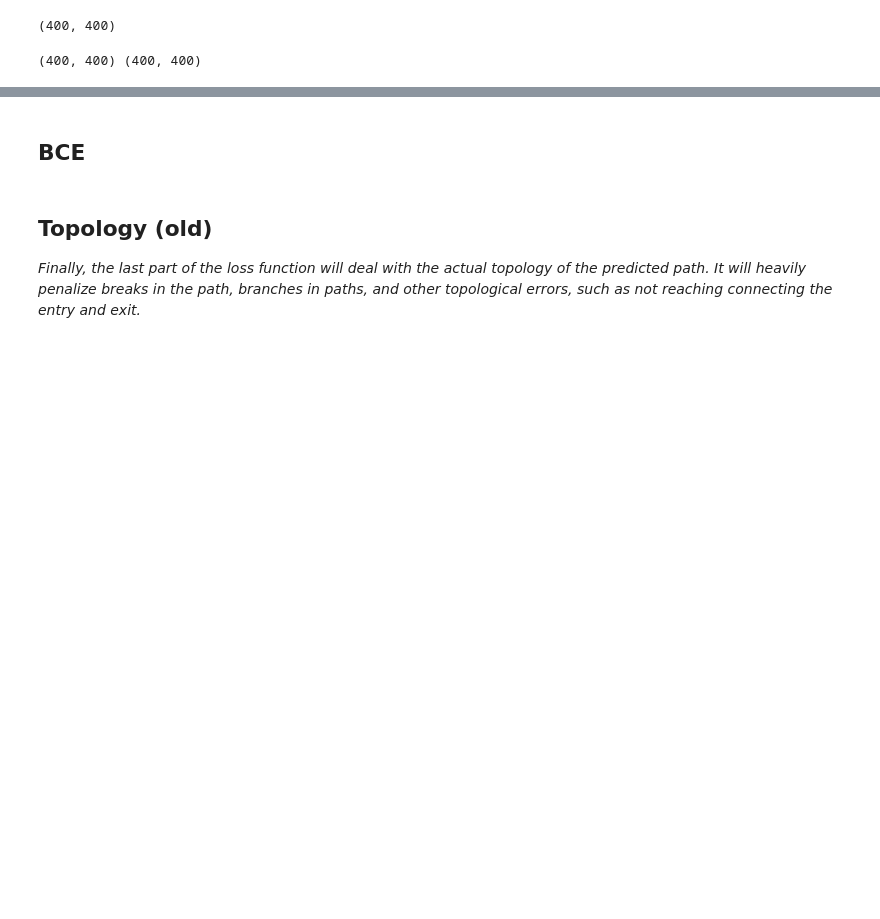
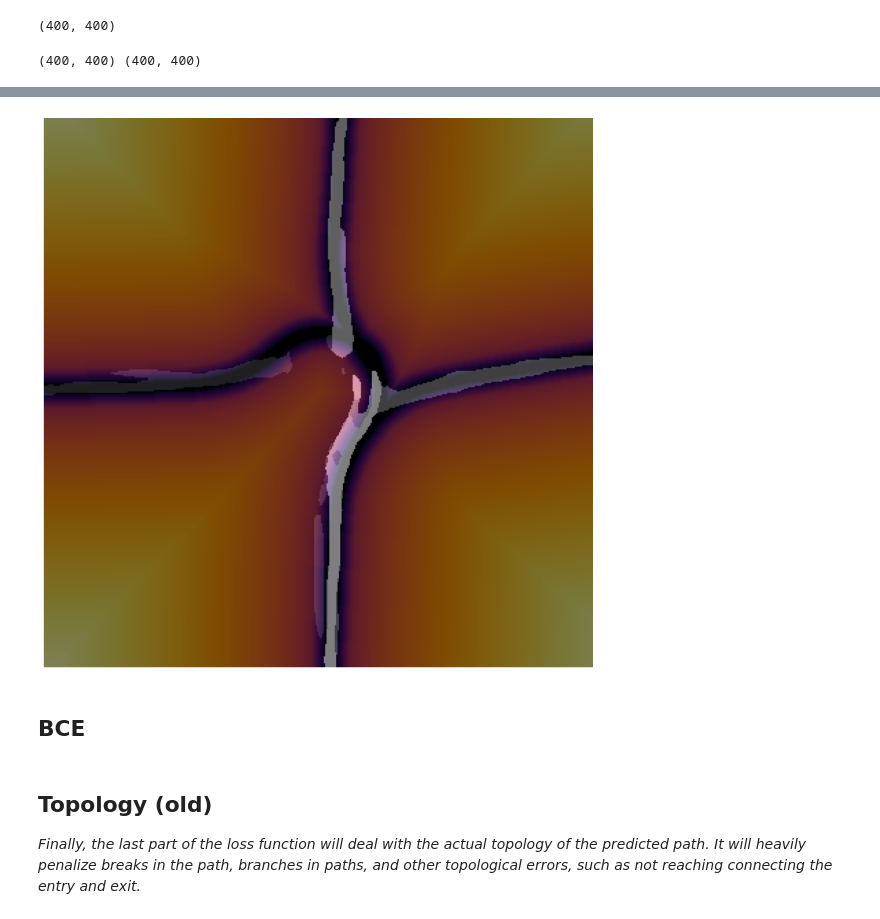
Before and after one commit to DaDudeIan/Pre-planning-Intersection-Traversal-for-Autonomous-Vehicles, a Jupyter notebook: loss/loss_testing.ipynb, the cells around one changed output, grey strips where cells are left out. Drawn from its saved outputs; the diff is of its cells as text; code cells hidden in the pictures; blank space fills up the shorter version.

```diff
--- a/loss/loss_testing.ipynb
+++ b/loss/loss_testing.ipynb
@@ -99 +99,31 @@ tensor(1.1658)
 [figure]
+# %%
+path = torch.zeros_like(noise)
+comp_p = "./comps/output4.pt"
+
+
+output_logits = torch.load(comp_p).to(device="cpu")
+
+output_path = torch.argmax(output_logits, dim=1)
+output_path = output_path.squeeze(0).cpu().numpy()
+
+
+
+cmap_p = "./intersection_001/class_label_cold_map.npy"
+cmap_img = np.load(cmap_p)
+#cmap_img = cmap_img / 255.0  # Normalize to [0, 1]
+cmap_tensor = torch.from_numpy(cmap_img).float()
+cmap_tensor = cmap_tensor.unsqueeze(0).unsqueeze(0)
+
+loss = lc(cmap_tensor, output_logits)
+print(f"Calculated loss: {loss.item():.2f}")
+
+fig, axs = plt.subplots(1, 1, figsize=(10, 10))
+plt.axis("off")
+plt.imshow(cmap_tensor.squeeze().numpy(), cmap="inferno")
+plt.imshow(output_path, cmap="gray", alpha=0.5)  # Select the first channel for visualization
+#plt.imshow(comp_tensor.squeeze().numpy(), cmap="gray", alpha=0.5)
+
+fig.tight_layout()
+fig.savefig("cmap_test_1_13.png", transparent=True)
+# %% [output]
@@ -100,3 +131,4 @@ tensor(1.1658)
+[figure, added]
 # %%
 gt_path = "./intersection_001/paths/path_1/path_line.png"
 gt_cmap = "./intersection_001/paths/path_1/cold_map.png"
```
Also changed, not shown: parts of 2 cells of this notebook, 23 other files.
